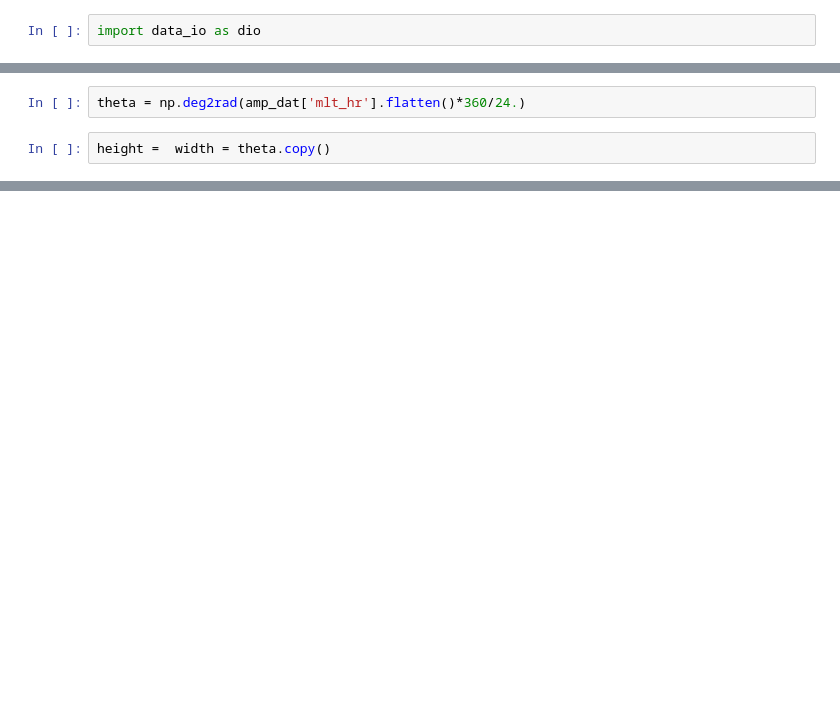
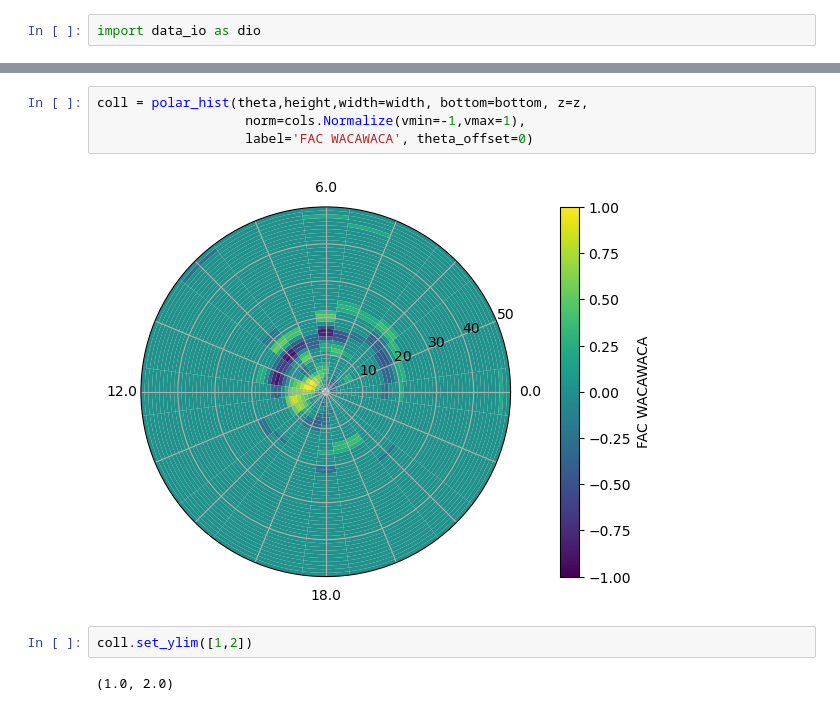
Before and after one commit to kylermurphy/AMPERE, a Jupyter notebook: Notebooks/AMPERE_plot.ipynb, the cells around one changed output, grey strips where cells are left out. Drawn from its saved outputs; the diff is of its cells as text; blank space fills up the shorter version.

```diff
--- a/Notebooks/AMPERE_plot.ipynb
+++ b/Notebooks/AMPERE_plot.ipynb
@@ -92,4 +139,0 @@ plt.show()
-# %%
-theta = np.deg2rad(amp_dat['mlt_hr'].flatten()*360/24.)
-# %%
-height =  width = theta.copy()
@@ -103,0 +140,10 @@ masked_array(data=[0.0, 0.0, 0.0, ..., 6.021385669708252,
+# %%
+coll = polar_hist(theta,height,width=width, bottom=bottom, z=z,
+                   norm=cols.Normalize(vmin=-1,vmax=1),
+                   label='FAC WACAWACA', theta_offset=0)
+# %% [output]
+[figure, added]
+# %%
+coll.set_ylim([1,2])
+# %% [output]
+(1.0, 2.0)
```
Also changed, not shown: parts of 8 cells of this notebook.
